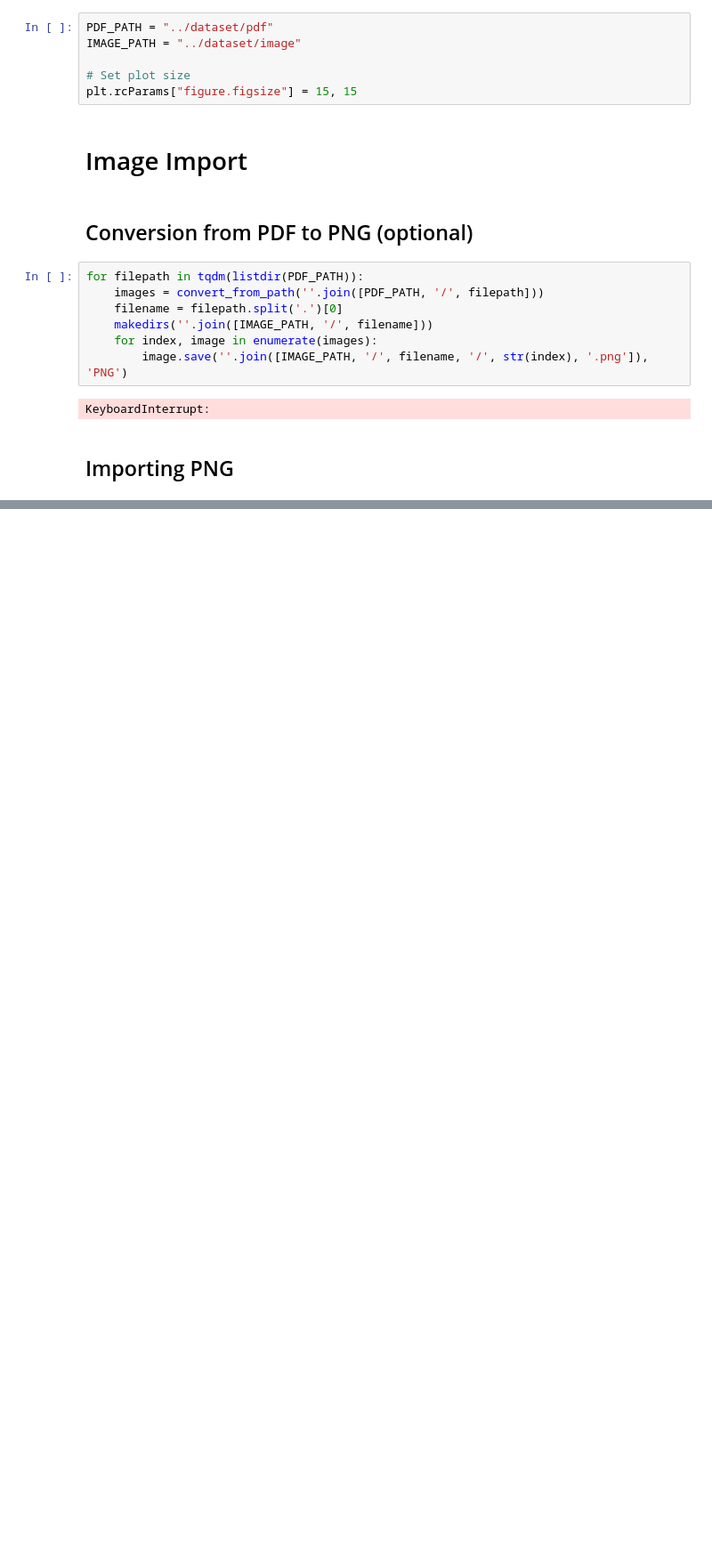
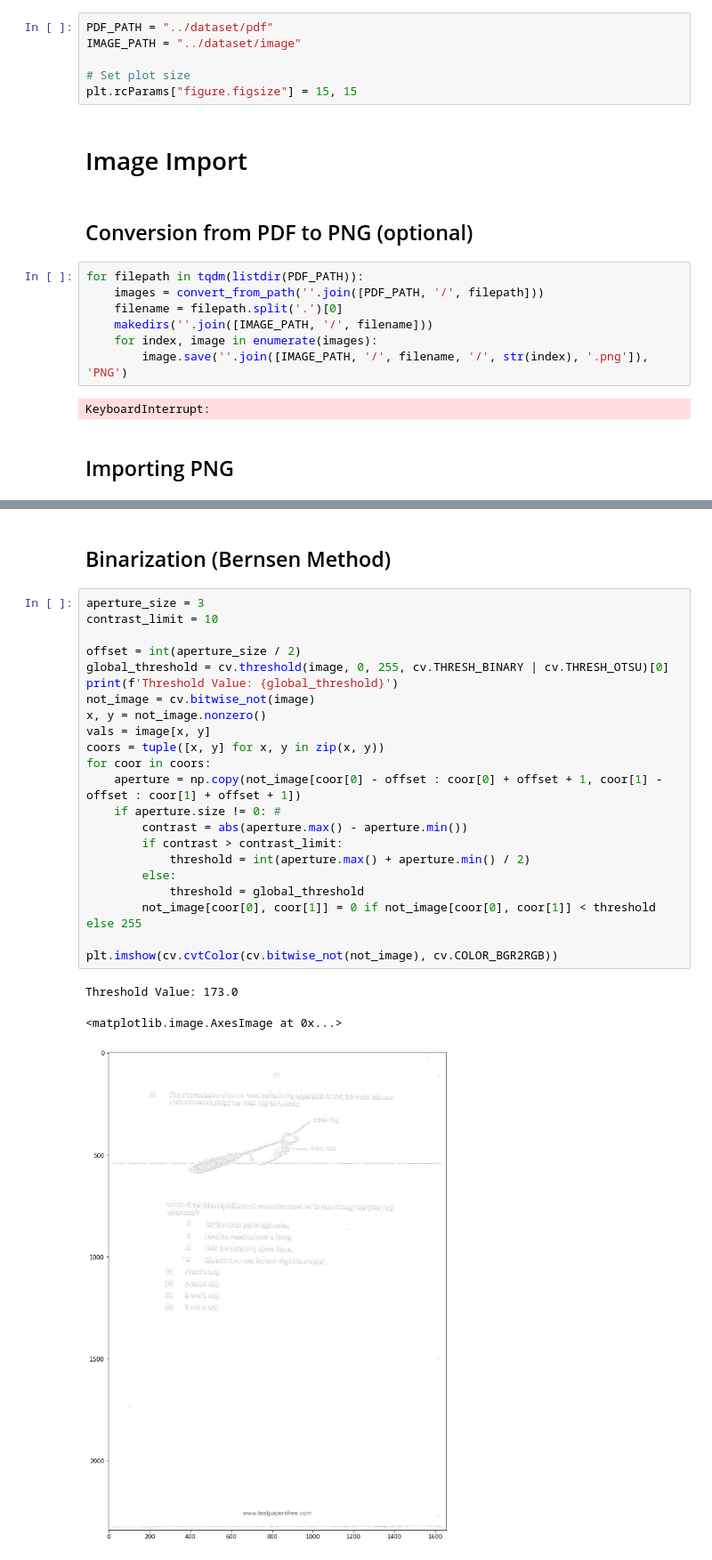
Before and after one commit to noobymage9/learnseeker-ocr, a Jupyter notebook: learning/image_preprocessing.ipynb, the cells around one changed output, grey strips where cells are left out. Shown at 89% size. Drawn from its saved outputs; the diff is of its cells as text; blank space fills up the shorter version.

```diff
--- a/learning/image_preprocessing.ipynb
+++ b/learning/image_preprocessing.ipynb
@@ -52 +60,29 @@ plt.imshow(binarized, cmap = 'gray')
+# %% [markdown]
+## Binarization (Bernsen Method)
+# %%
+aperture_size = 3
+contrast_limit = 10
+
+offset = int(aperture_size / 2)
+global_threshold = cv.threshold(image, 0, 255, cv.THRESH_BINARY | cv.THRESH_OTSU)[0]
+print(f'Threshold Value: {global_threshold}')
+not_image = cv.bitwise_not(image)
+x, y = not_image.nonzero()
+vals = image[x, y]
+coors = tuple([x, y] for x, y in zip(x, y))
+for coor in coors:
+    aperture = np.copy(not_image[coor[0] - offset : coor[0] + offset + 1, coor[1] - offset : coor[1] + offset + 1])
+    if aperture.size != 0: #
+        contrast = abs(aperture.max() - aperture.min())
+        if contrast > contrast_limit:
+            threshold = int(aperture.max() + aperture.min() / 2)
+        else:
+            threshold = global_threshold
+        not_image[coor[0], coor[1]] = 0 if not_image[coor[0], coor[1]] < threshold else 255
+
+plt.imshow(cv.cvtColor(cv.bitwise_not(not_image), cv.COLOR_BGR2RGB))
+# %% [output]
+Threshold Value: 173.0
+<matplotlib.image.AxesImage at 0x...>
+[figure, added]
 # %% [markdown]
```
Also changed, not shown: parts of 23 cells of this notebook.
